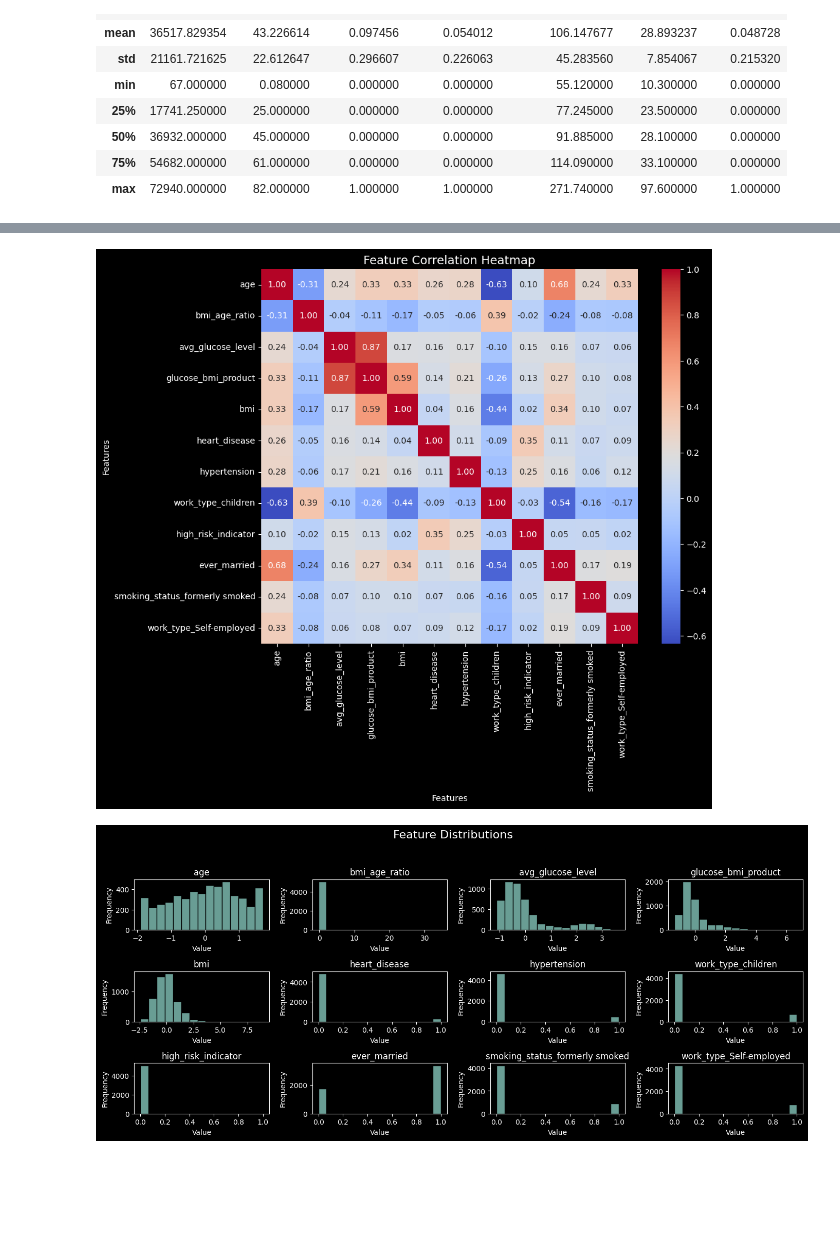
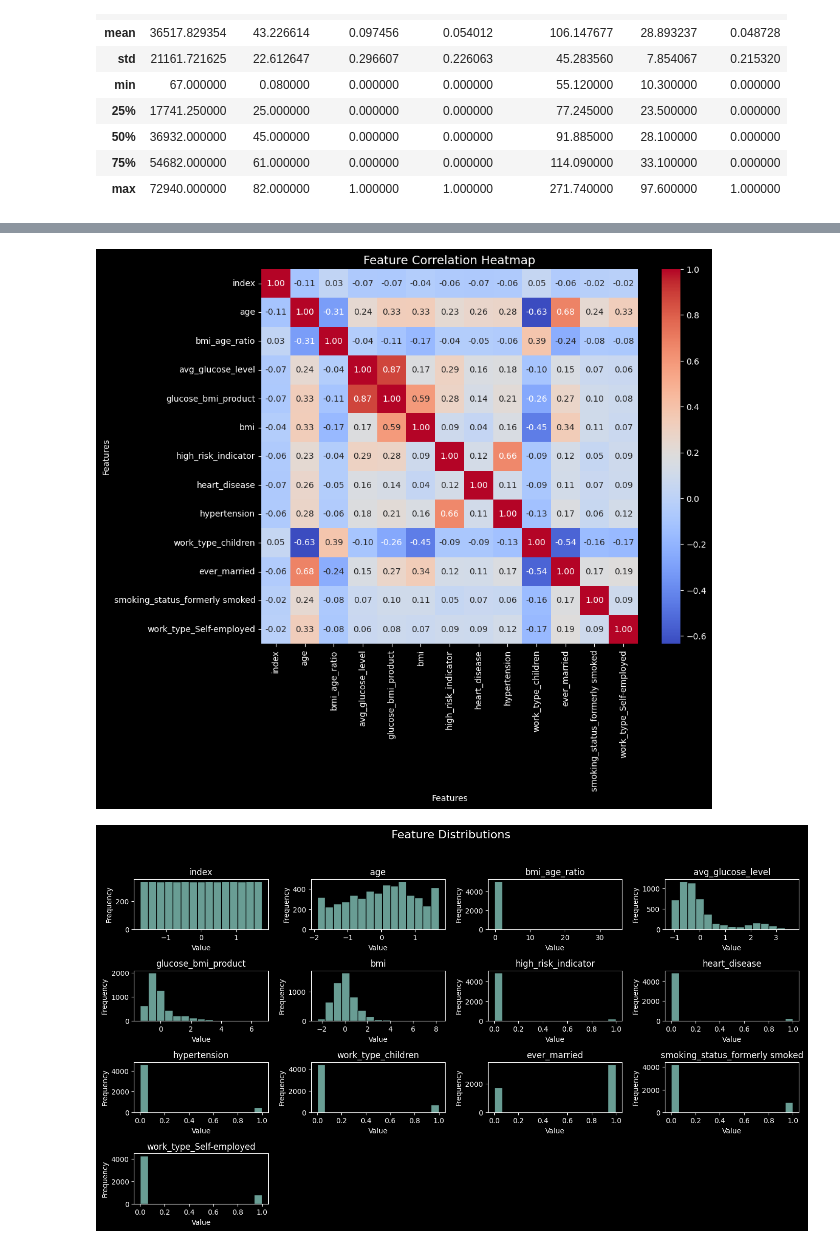
Before and after one commit to LeonardKuan/stroke-prediction, a Jupyter notebook: stroke_prediction.ipynb, the cells around one changed output, grey strips where cells are left out. Drawn from its saved outputs; the diff is of its cells as text; code cells hidden in the pictures; blank space fills up the shorter version.

```diff
--- a/stroke_prediction.ipynb
+++ b/stroke_prediction.ipynb
@@ -208,7 +221,13 @@ df.describe()
 # %%
 # 3. Pre-processing (dropping unnecessary columns, checking for NaN, split dataset into X and y, define categorical and numerical features, etc.)
 
+# Dropping BMI outliers, identified by checker function above
 X = df.copy()
+X = X.drop(X.index[2128])
+X = X.drop(X.index[4209])
+X = X.reset_index()
+
+# Dropping unique identifier and target variable from dataset
 X = X.drop('id', axis=1)
 y = X['stroke']
 X = X.drop('stroke', axis=1)
@@ -254,8 +273,8 @@ X['glucose_bmi_product'] = X['avg_glucose_level'] * X['bmi']
 ### Custom indicator for high risk patient
 
 # Define thresholds for extremely low/high glucose levels
-low_glucose_threshold = 70    # example low cutoff
-high_glucose_threshold = 180  # example high cutoff
+low_glucose_threshold = 75    # example low cutoff
+high_glucose_threshold = 150  # example high cutoff
 
 # Create a boolean mask for "extreme glucose"
 extreme_glucose = (X['avg_glucose_level'] < low_glucose_threshold) | (X['avg_glucose_level'] > high_glucose_threshold)
@@ -267,7 +286,6 @@ old_age = X['age'] >= 50
 X['high_risk_indicator'] = (
     (old_age) &
     (X['hypertension'] == 1) &
-    (X['heart_disease'] == 1) &
     (extreme_glucose)
 ).astype(int)
 
@@ -425,33 +444,34 @@ display(X_scaled)
 # Correlation Heatmap for Features
 plt.figure(figsize=(10, 8))
 sns.heatmap(X_scaled.corr(), annot=True, cmap="coolwarm", fmt=".2f")
 plt.title("Feature Correlation Heatmap", fontsize=14)
 plt.xlabel("Features")
 plt.ylabel("Features")
 
-# plt.style.use("dark_background")
+plt.style.use("dark_background")
 plt.show()
 
 # Feature Distribution Histograms
 fig, axes = plt.subplots(nrows=6, ncols=4, figsize=(14, 12))
 fig.suptitle("Feature Distributions", fontsize=16, y=0.92)
 
 # Flatten axes array for easy iteration
 axes = axes.flatten()
 
 # Plot each feature histogram
 for i, col in enumerate(X_scaled.columns):
     sns.histplot(X_scaled[col], bins=15, edgecolor='black', ax=axes[i])
     axes[i].set_title(col)
     axes[i].set_xlabel("Value")
     axes[i].set_ylabel("Frequency")
 
 # Hide any unused subplots
 for j in range(len(X_scaled.columns), len(axes)):
     fig.delaxes(axes[j])
 
+plt.style.use("dark_background")
 plt.tight_layout(rect=[0, 0, 1, 0.9])  # Adjust layout to make room for suptitle
 plt.show()
 # %% [output]
-[figure, old version]
+[figure, new version]
-[figure, old version]
+[figure, new version]
```
Also changed, not shown: parts of 18 cells of this notebook.
